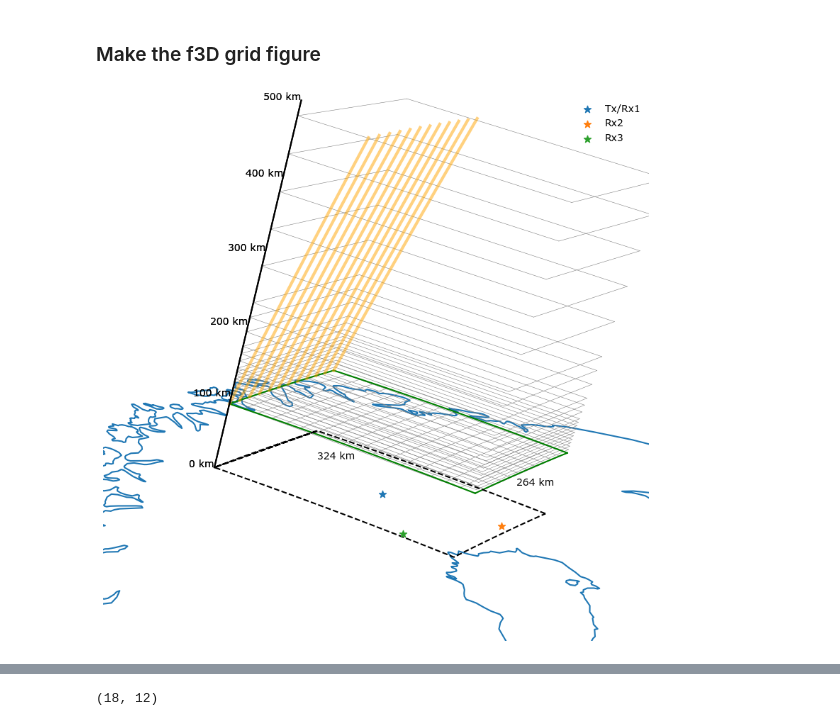
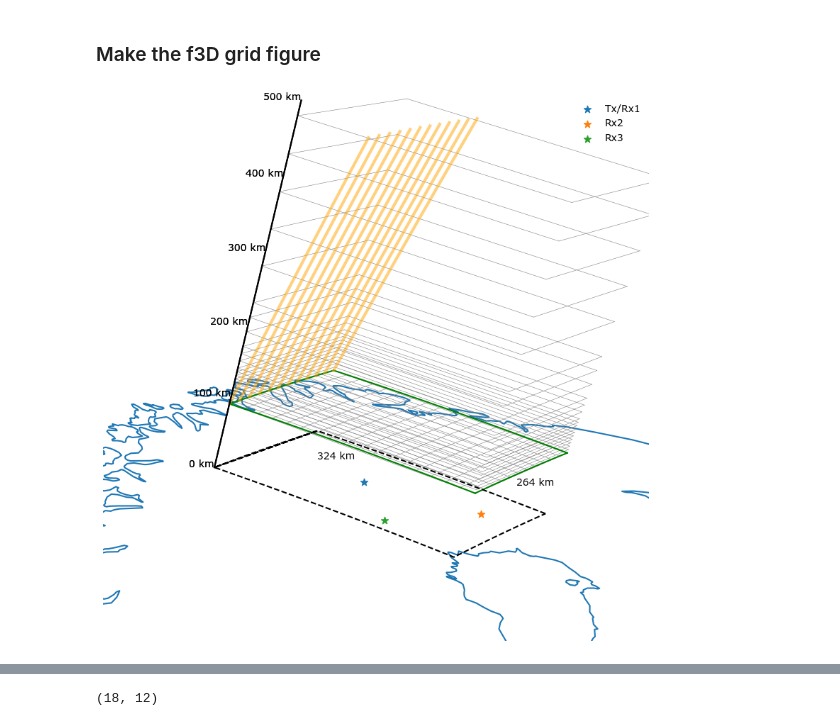
Before and after one commit to jpreistad/e3dsecs, a Jupyter notebook: paper/01_grid_and_lompefit.ipynb, the cells around one changed output, grey strips where cells are left out. Cells and saved outputs as stored; diff of their text form; code cells hidden in the pictures.

```diff
--- a/paper/01_grid_and_lompefit.ipynb
+++ b/paper/01_grid_and_lompefit.ipynb
@@ -28,7 +28,7 @@ path            = '/Users/jone/Documents/uib/gemini_output/'
 alt_layers      = np.concatenate((np.arange(90,140,5),np.arange(140,170,10),
                                     np.arange(170,230,20),np.arange(230,500,50)))
                         # The vertical layers to be used
-sitelat         = 67.36 # Gegraphic latitude of transmitter site location. Skibotn: 69.39
+sitelat         = 67.7 # Gegraphic latitude of transmitter site location. Skibotn: 69.39
 sitephi         = 23.0  # Gegraphic longitude of transmitter site location. Skibotn: 20.27
 # %% [markdown]
 Make object containing simulation data (sim) and grid (gr)
@@ -90,36 +90,36 @@ ax.legend(frameon=False)
 alt = int(gr.alts_grid[0]) - 20
 sh = gr.grid.shape
 # glon, glat = geomag2geog(np.radians(grid.lon[sh[0]//2,0]), np.radians(90-grid.lat[sh[0]//2,0]))
 glon = gr.grid.lon[sh[0]//2+5,0]
 glat = gr.grid.lat[sh[0]//2,0]
 x_, y_, z_ = coordinates.sph_to_car((sim.RE+alt, 90-glat, glon), deg=True)
-w = gr.grid.W/1000
+w = int(np.round(gr.grid.W/1000))
 ax.text(x_[0], y_[0], z_[0], '%3i km' % w, 'y', fontsize=10)
 
 glon = gr.grid.lon[0,sh[1]//2]
 glat = gr.grid.lat[0,sh[1]//2-1]
 x_, y_, z_ = coordinates.sph_to_car((sim.RE+alt, 90-glat, glon), deg=True)
-l = gr.grid.L/1000
+l = int(np.round(gr.grid.L/1000))
 ax.text(x_[0], y_[0], z_[0], '%3i km' % l, fontsize=10)
 
 # Fix viewing geometry
 lat_ = gr.grid.projection.position[1] # in degrees
 lon_ = gr.grid.projection.position[0] # in degrees
 L = gr.grid.L*1e-3
 Lres = gr.grid.Lres*1e-3
 x_, y_, z_ = coordinates.sph_to_car((sim.RE, 90-lat_, lon_), deg=True)
 xlim = (x_[0]-L+3*Lres, x_[0]+L-3*Lres)
 ylim = (y_[0]-L+3*Lres, y_[0]+L-3*Lres)
 # zlim = (RE, RE+alts_grid[-1]+1)
 zlim = (z_[0], z_[0]+ 0.7*gr.alts_grid[-1])
 ax.set_xlim(xlim)
 ax.set_ylim(ylim)
 # ax.set_zlim(5600,6400)
 ax.set_zlim(zlim)
 ax.view_init(azim=-15, elev=0)
 fig.savefig('./plots/3dgrid_figure.pdf', dpi=250,bbox_inches='tight')
 # %% [output]
-[figure, old version]
+[figure, new version]
 # %%
 gr.grid
 # %% [output]
```
Also changed, not shown: parts of 1 cell of this notebook, 23 other files.
